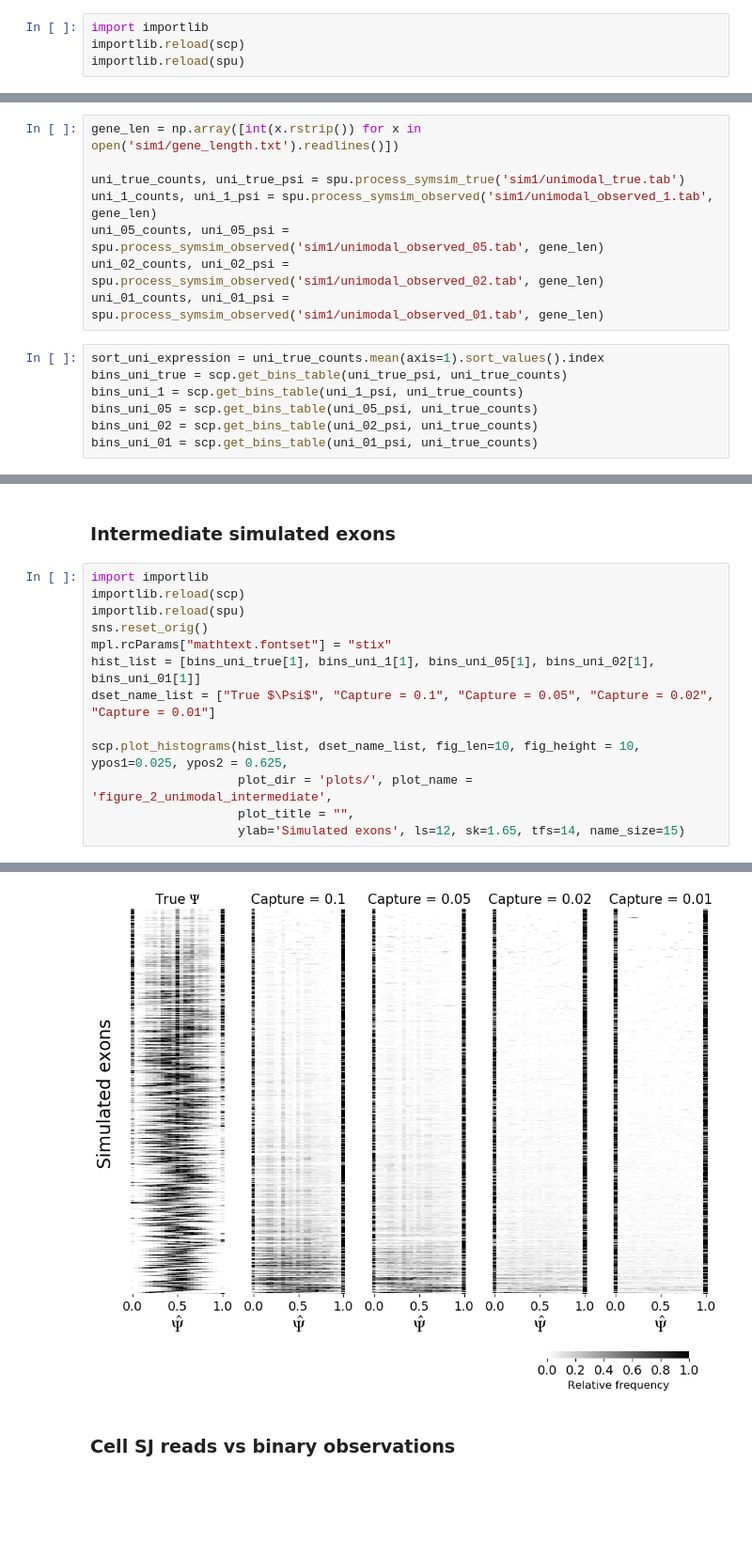
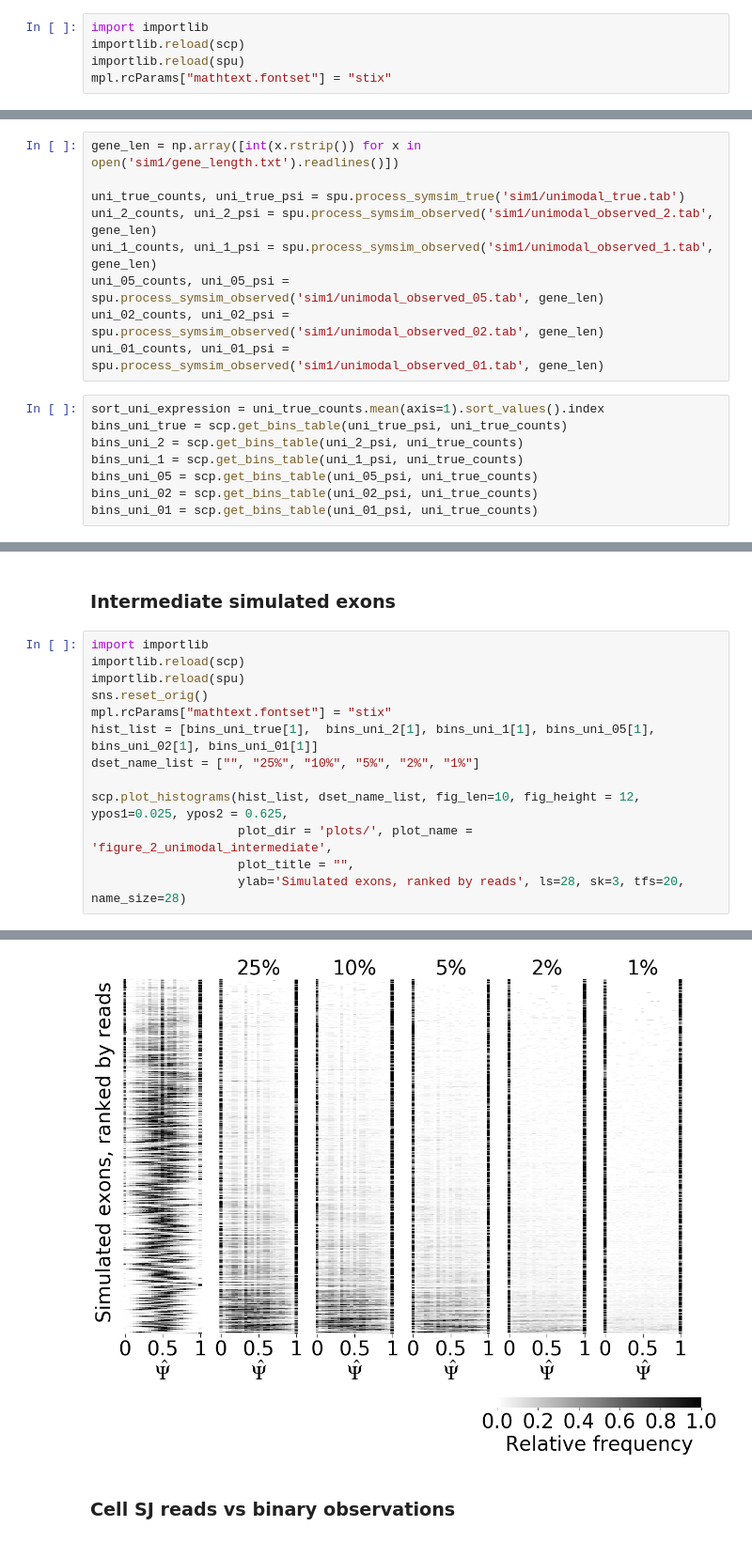
Before and after one commit to lareaulab/sc_binary_splicing, a Jupyter notebook: results/simulations/Simulations.ipynb, the cells around one changed output, grey strips where cells are left out. Shown at 94% size. Drawn from its saved outputs; the diff is of its cells as text; blank space fills up the shorter version.

```diff
--- a/results/simulations/Simulations.ipynb
+++ b/results/simulations/Simulations.ipynb
@@ -26,3 +28,4 @@ mpl.rcParams["mathtext.fontset"] = "stix"
 import importlib
 importlib.reload(scp)
 importlib.reload(spu)
+mpl.rcParams["mathtext.fontset"] = "stix"
@@ -36,6 +37,7 @@ To get the tables in sim1, run the Rscript sim_realistic_data.R
 gene_len = np.array([int(x.rstrip()) for x in open('sim1/gene_length.txt').readlines()])
 
 uni_true_counts, uni_true_psi = spu.process_symsim_true('sim1/unimodal_true.tab')
+uni_2_counts, uni_2_psi = spu.process_symsim_observed('sim1/unimodal_observed_2.tab', gene_len)
 uni_1_counts, uni_1_psi = spu.process_symsim_observed('sim1/unimodal_observed_1.tab', gene_len)
 uni_05_counts, uni_05_psi = spu.process_symsim_observed('sim1/unimodal_observed_05.tab', gene_len)
 uni_02_counts, uni_02_psi = spu.process_symsim_observed('sim1/unimodal_observed_02.tab', gene_len)
@@ -43,6 +45,7 @@ uni_01_counts, uni_01_psi = spu.process_symsim_observed('sim1/unimodal_observed_
 # %%
 sort_uni_expression = uni_true_counts.mean(axis=1).sort_values().index
 bins_uni_true = scp.get_bins_table(uni_true_psi, uni_true_counts)
+bins_uni_2 = scp.get_bins_table(uni_2_psi, uni_true_counts)
 bins_uni_1 = scp.get_bins_table(uni_1_psi, uni_true_counts)
 bins_uni_05 = scp.get_bins_table(uni_05_psi, uni_true_counts)
 bins_uni_02 = scp.get_bins_table(uni_02_psi, uni_true_counts)
@@ -72,11 +84,11 @@ importlib.reload(scp)
 importlib.reload(spu)
 sns.reset_orig()
 mpl.rcParams["mathtext.fontset"] = "stix"
-hist_list = [bins_uni_true[1], bins_uni_1[1], bins_uni_05[1], bins_uni_02[1], bins_uni_01[1]]
-dset_name_list = ["True $\Psi$", "Capture = 0.1", "Capture = 0.05", "Capture = 0.02", "Capture = 0.01"]
+hist_list = [bins_uni_true[1],  bins_uni_2[1], bins_uni_1[1], bins_uni_05[1], bins_uni_02[1], bins_uni_01[1]]
+dset_name_list = ["", "25%", "10%", "5%", "2%", "1%"]
 
-scp.plot_histograms(hist_list, dset_name_list, fig_len=10, fig_height = 10, ypos1=0.025, ypos2 = 0.625,
+scp.plot_histograms(hist_list, dset_name_list, fig_len=10, fig_height = 12, ypos1=0.025, ypos2 = 0.625,
                     plot_dir = 'plots/', plot_name = 'figure_2_unimodal_intermediate',
                     plot_title = "",
-                    ylab='Simulated exons', ls=12, sk=1.65, tfs=14, name_size=15)
+                    ylab='Simulated exons, ranked by reads', ls=28, sk=3, tfs=20, name_size=28)
 # %% [output]
@@ -83,4 +105,4 @@ scp.plot_histograms(hist_list, dset_name_list, fig_len=10, fig_height = 10, ypos
-[figure, old version]
+[figure, new version]
 # %% [markdown]
 ### Cell SJ reads vs binary observations
 # %%
```
Also changed, not shown: parts of 14 cells of this notebook, 14 other files.
